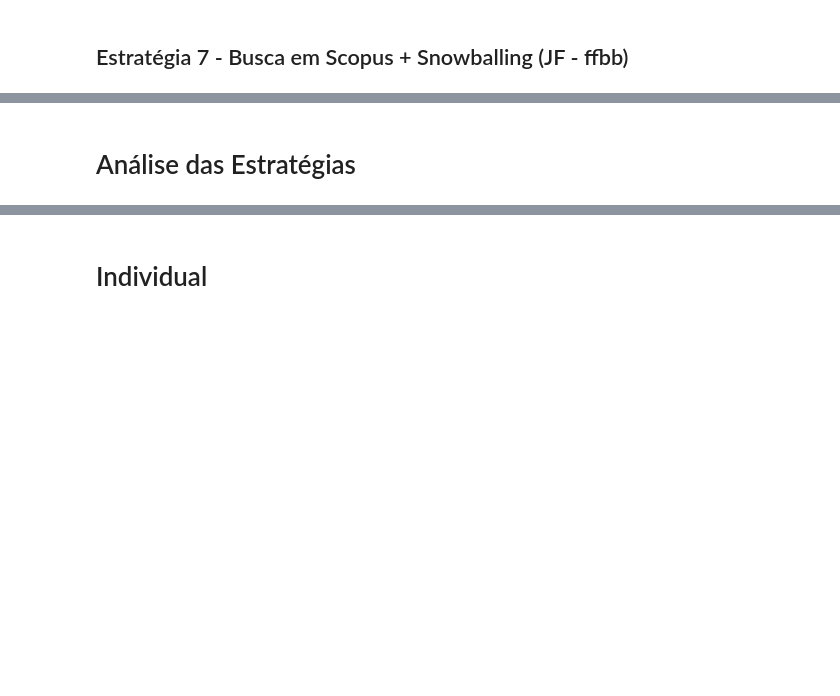
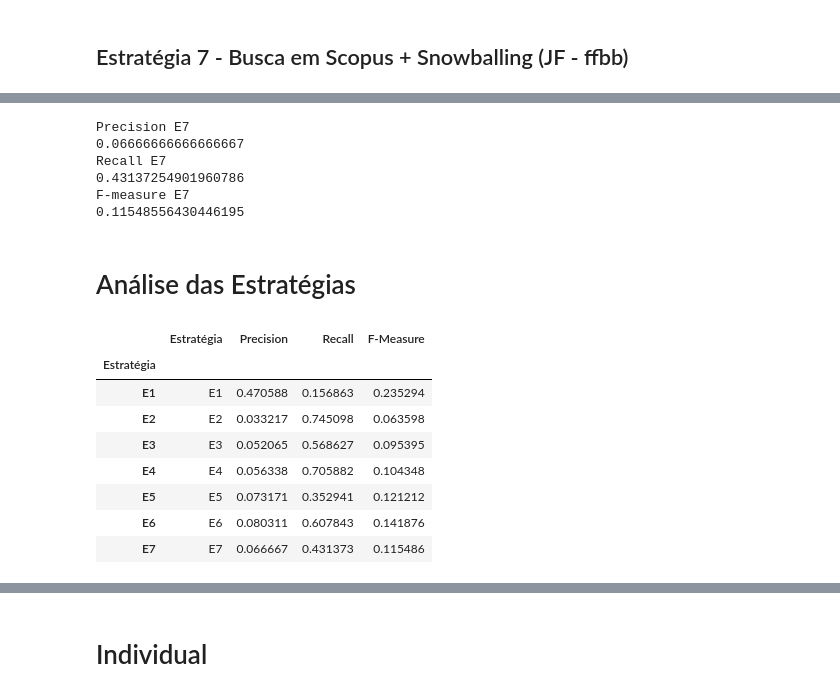
Before and after one commit to gems-uff/hybrid-strategies, a Jupyter notebook: experiment_1/notebooks/EstrategiaGenerica.ipynb, the cells around one changed output, grey strips where cells are left out. Saved outputs shown, nothing was run; the diff lists cells and outputs as text; code cells hidden in the pictures; blank space fills up the shorter version.

```diff
--- a/experiment_1/notebooks/EstrategiaGenerica.ipynb
+++ b/experiment_1/notebooks/EstrategiaGenerica.ipynb
@@ -626,4 +1043,8 @@ print ("Recall " + name)
 ER = len (state.related) / len (TOTAL)
 print (ER)
 
-array.append((name, EP, ER))
+print ("F-measure " + name)
+FS = 2*((EP*ER)/(EP+ER))
+print (FS)
+
+array.append((name, EP, ER, FS))
@@ -672,4 +1172,8 @@ print ("Recall " + name)
 ER = len (state.related) / len (TOTAL)
 print (ER)
 
-array.append((name, EP, ER))
+print ("F-measure " + name)
+FS = 2*((EP*ER)/(EP+ER))
+print (FS)
+
+array.append((name, EP, ER, FS))
@@ -715,4 +1299,8 @@ print ("Recall " + name)
 ER = len (state.related) / len (TOTAL)
 print (ER)
 
-array.append((name, EP, ER))
+print ("F-measure " + name)
+FS = 2*((EP*ER)/(EP+ER))
+print (FS)
+
+array.append((name, EP, ER, FS))
@@ -734,16 +1335,37 @@ print ("Recall " + name)
 ER = len (state.related) / len (TOTAL)
 print (ER)
 
-array.append((name, EP, ER))
+print ("F-measure " + name)
+FS = 2*((EP*ER)/(EP+ER))
+print (FS)
+
+array.append((name, EP, ER, FS))
+# %% [output]
+Precision E7
+0.06666666666666667
+Recall E7
+0.43137254901960786
+F-measure E7
+0.11548556430446195
 # %% [markdown]
 # Análise das Estratégias
 # %%
 %matplotlib notebook
 import pandas as pd
 # %%
-df = pd.DataFrame (array,columns = ['Estratégia','Precision','Recall'])
+df = pd.DataFrame (array,columns = ['Estratégia','Precision','Recall','F-Measure'])
 df.index = df['Estratégia']
 df
+# %% [output]
+|  | Estratégia | Precision | Recall | F-Measure |
+| Estratégia |  |  |  |  |
+| E1 | E1 | 0.470588 | 0.156863 | 0.235294 |
+| E2 | E2 | 0.033217 | 0.745098 | 0.063598 |
+| E3 | E3 | 0.052065 | 0.568627 | 0.095395 |
+| E4 | E4 | 0.056338 | 0.705882 | 0.104348 |
+| E5 | E5 | 0.073171 | 0.352941 | 0.121212 |
+| E6 | E6 | 0.080311 | 0.607843 | 0.141876 |
+| E7 | E7 | 0.066667 | 0.431373 | 0.115486 |
 # %%
 import matplotlib.pyplot as plt
 ax = df.plot.bar(title ="Precision e Recall das Estratégias")
```
Also changed, not shown: parts of 66 cells of this notebook, 35 other files.
